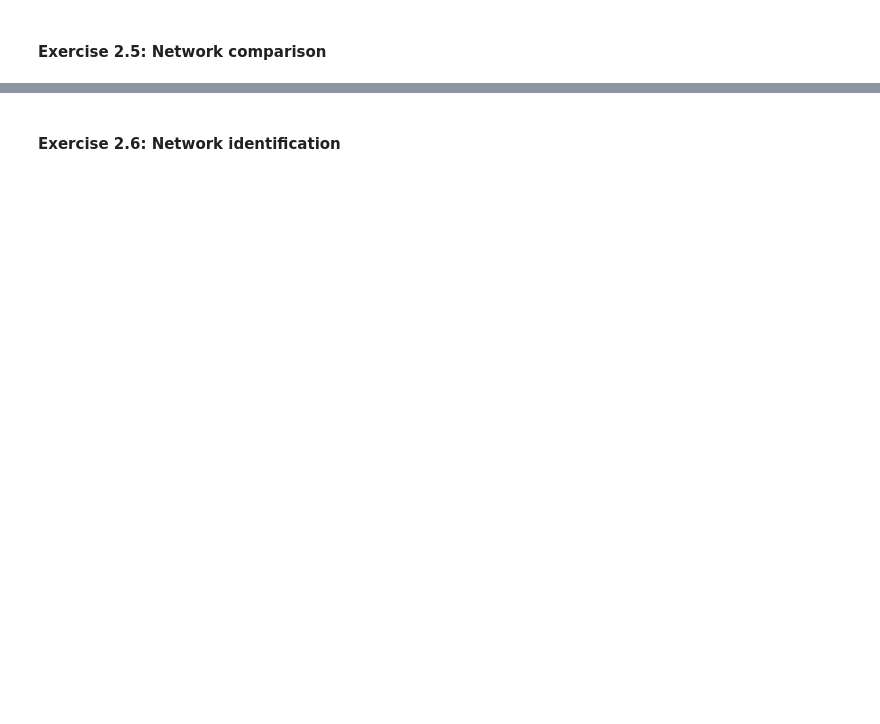
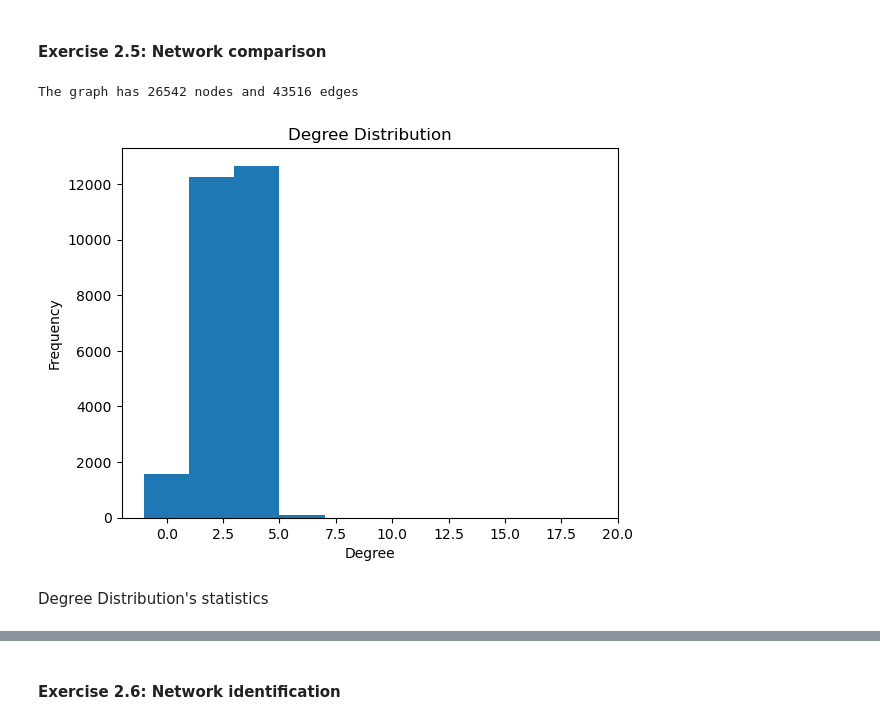
Before and after one commit to Enrico-Benedettini/Internet-Analytics---Lab-2, a Jupyter notebook: assignment/ix-lab2-notebook-part1.ipynb, the cells around one changed output, grey strips where cells are left out. Drawn from its saved outputs; the diff is of its cells as text; code cells hidden in the pictures; blank space fills up the shorter version.

```diff
--- a/assignment/ix-lab2-notebook-part1.ipynb
+++ b/assignment/ix-lab2-notebook-part1.ipynb
@@ -72,2 +205,20 @@ The giant component has 12576 nodes and 18317 edges
 # %% [markdown]
 #### Exercise 2.5: Network comparison
+# %%
+
+with open("../data/network2.csv","r") as f:
+    G = nx.read_edgelist(f,delimiter=',')
+    print(f"The graph has {G.number_of_nodes()} nodes and {G.number_of_edges()} edges")
+    f.close()
+
+degrees = [G.degree(n) for n in G.nodes()]
+plt.hist(degrees, range=(0,20), histtype='bar', align='left', density=False)
+plt.xlabel('Degree')
+plt.ylabel('Frequency')
+plt.title('Degree Distribution')
+plt.show()
+# %% [output]
+The graph has 26542 nodes and 43516 edges
+[figure, added]
+# %% [markdown]
+Degree Distribution's statistics
```
Also changed, not shown: parts of 19 cells of this notebook.
